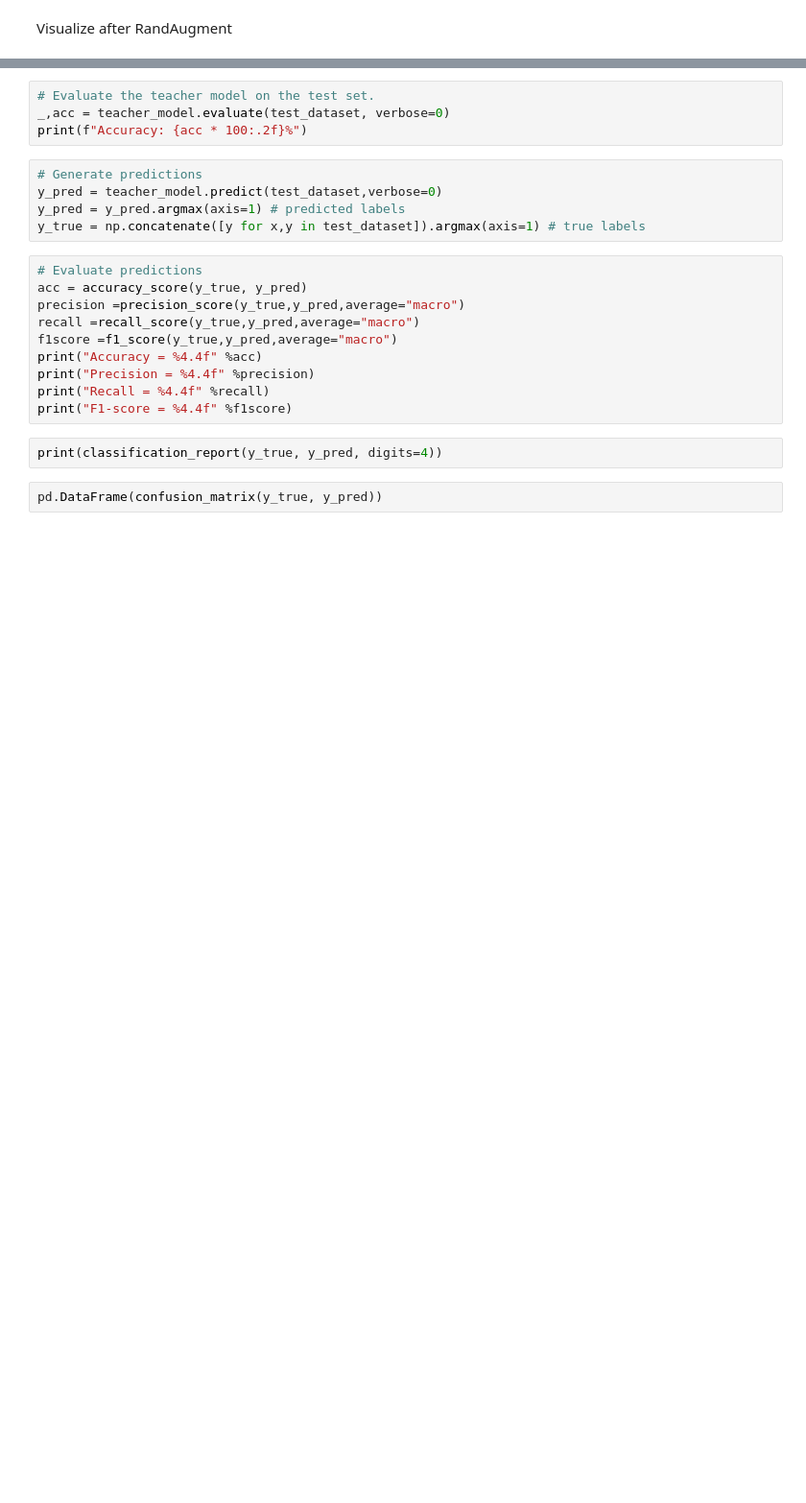
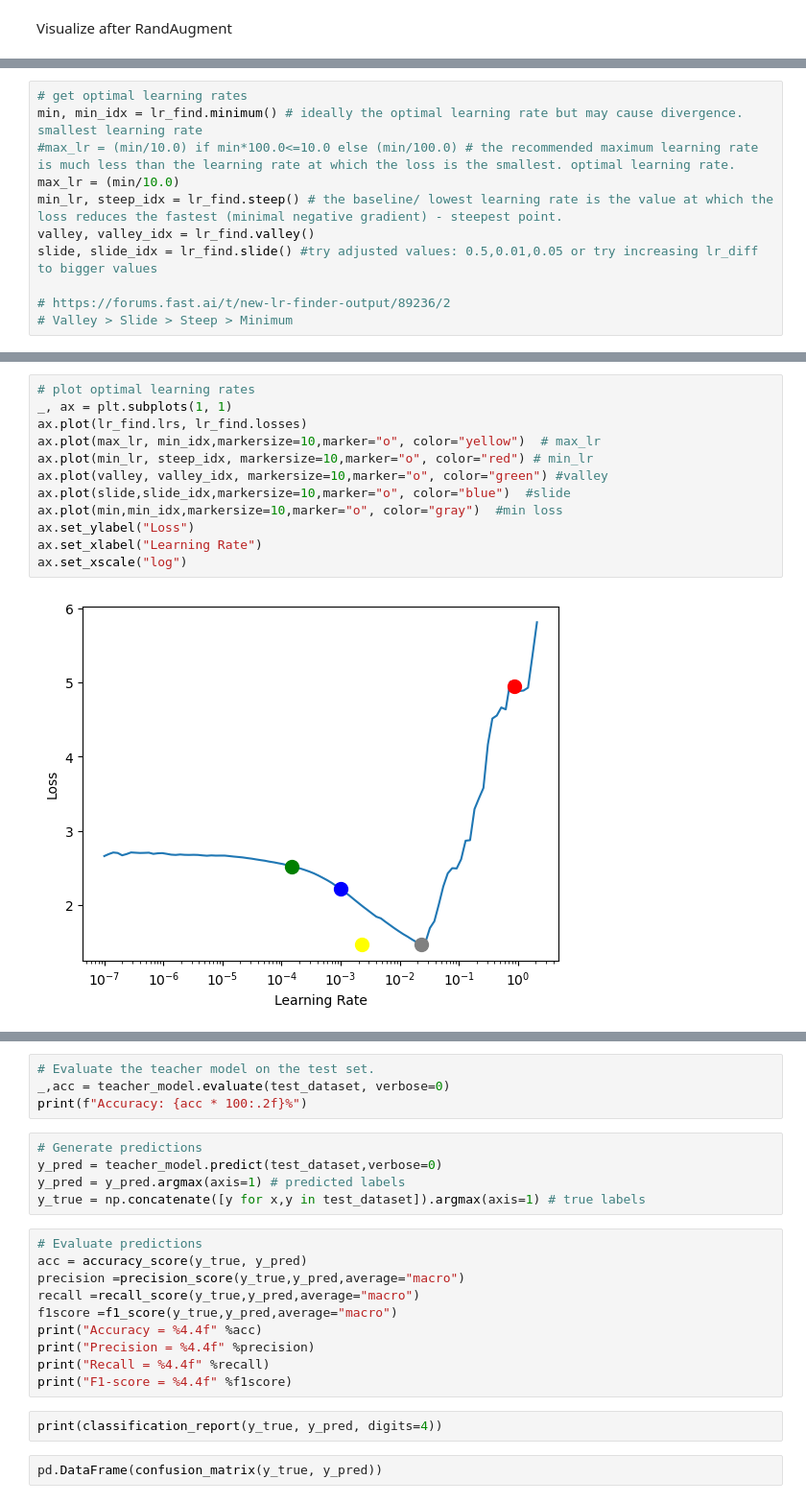
Before and after one commit to atlanticstarr1/mnist_resnet, a Jupyter notebook: mnist_resnet.ipynb, the cells around one changed output, grey strips where cells are left out. Shown: that part at 96% size. Cells and saved outputs as stored; diff of their text form; blank space fills up the shorter version.

```diff
--- a/mnist_resnet.ipynb
+++ b/mnist_resnet.ipynb
@@ -192,0 +257,11 @@ KeyboardInterrupt:
+# %%
+# get optimal learning rates
+min, min_idx = lr_find.minimum() # ideally the optimal learning rate but may cause divergence. smallest learning rate
+#max_lr = (min/10.0) if min*100.0<=10.0 else (min/100.0) # the recommended maximum learning rate is much less than the learning rate at which the loss is the smallest. optimal learning rate.
+max_lr = (min/10.0)
+min_lr, steep_idx = lr_find.steep() # the baseline/ lowest learning rate is the value at which the loss reduces the fastest (minimal negative gradient) - steepest point.
+valley, valley_idx = lr_find.valley()
+slide, slide_idx = lr_find.slide() #try adjusted values: 0.5,0.01,0.05 or try increasing lr_diff to bigger values
+
+# https://forums.fast.ai/t/new-lr-finder-output/89236/2
+# Valley > Slide > Steep > Minimum
@@ -192,0 +309,14 @@ KeyboardInterrupt:
+# %%
+# plot optimal learning rates
+_, ax = plt.subplots(1, 1)
+ax.plot(lr_find.lrs, lr_find.losses)
+ax.plot(max_lr, min_idx,markersize=10,marker="o", color="yellow")  # max_lr
+ax.plot(min_lr, steep_idx, markersize=10,marker="o", color="red") # min_lr
+ax.plot(valley, valley_idx, markersize=10,marker="o", color="green") #valley
+ax.plot(slide,slide_idx,markersize=10,marker="o", color="blue")  #slide
+ax.plot(min,min_idx,markersize=10,marker="o", color="gray")  #min loss
+ax.set_ylabel("Loss")
+ax.set_xlabel("Learning Rate")
+ax.set_xscale("log")
+# %% [output]
+[figure, added]
```
Also changed, not shown: parts of 47 cells of this notebook, 11 other files.
